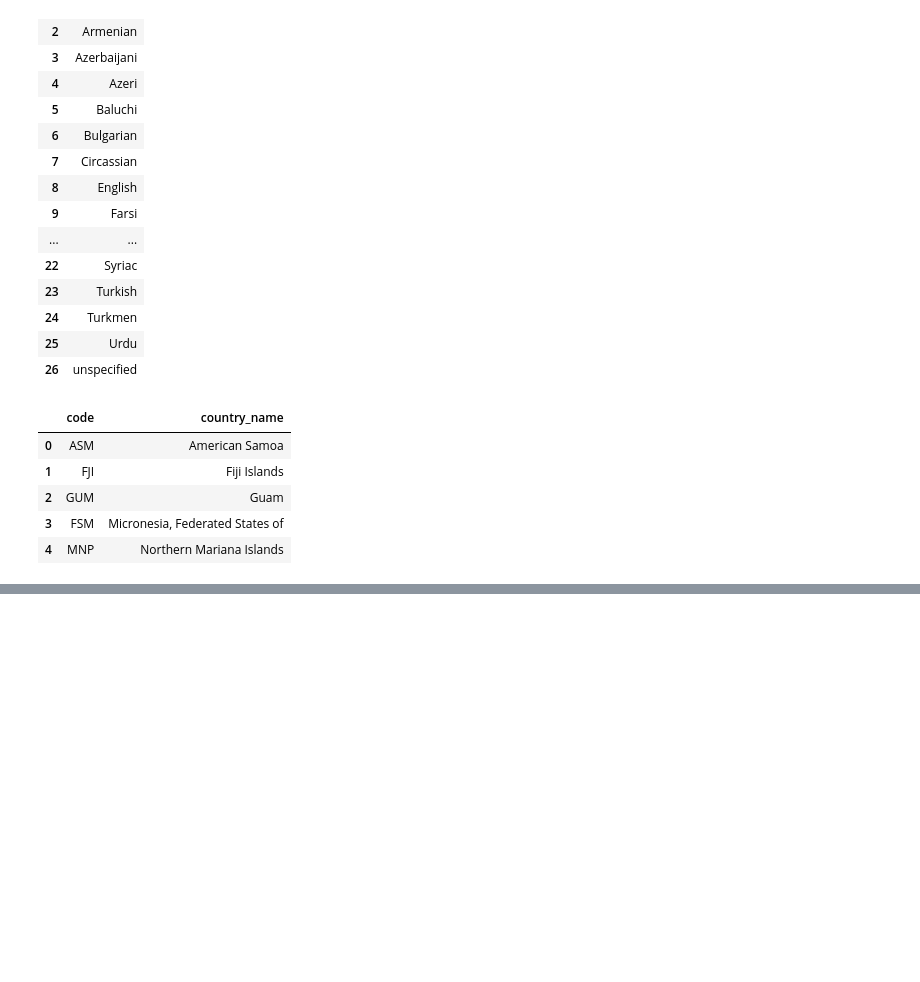
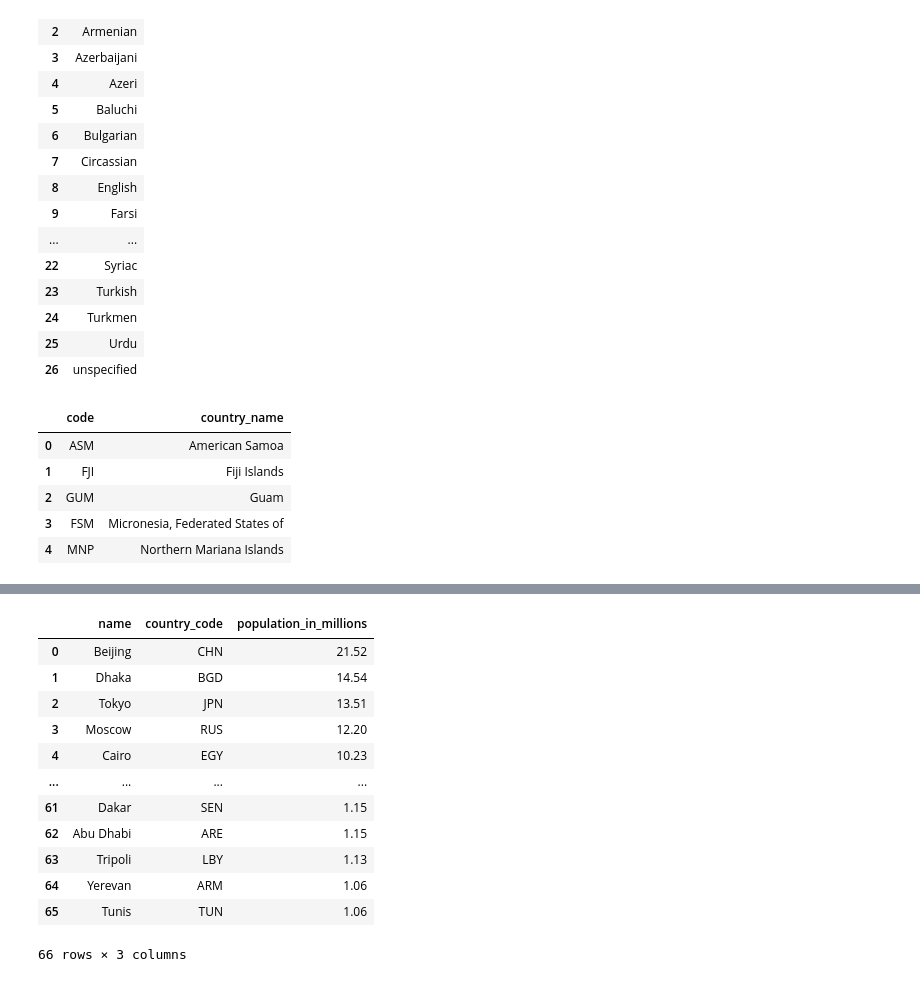
Before and after one commit to Cooleekova/data_engineering, a Jupyter notebook: SQL/Joining_data_in_SQL.ipynb, the cells around one changed output, grey strips where cells are left out. Drawn from its saved outputs; the diff is of its cells as text; code cells hidden in the pictures; blank space fills up the shorter version.

```diff
--- a/SQL/Joining_data_in_SQL.ipynb
+++ b/SQL/Joining_data_in_SQL.ipynb
@@ -579,0 +611,25 @@ pd.read_sql("""SELECT code, country_name
+# %%
+# strengthen your knowledge of subquerying by identifying capital cities in order of largest to smallest population.
+
+pd.read_sql("""SELECT name, country_code, ROUND(urbanarea_pop/1000000.0, 2) AS population_in_millions
+               FROM cities
+               WHERE name IN
+                   (SELECT capital
+                   FROM countries)
+               ORDER BY urbanarea_pop DESC
+               ;""",
+            con)
+# %% [output]
+|  | name | country_code | population_in_millions |
+| 0 | Beijing | CHN | 21.52 |
+| 1 | Dhaka | BGD | 14.54 |
+| 2 | Tokyo | JPN | 13.51 |
+| 3 | Moscow | RUS | 12.20 |
+| 4 | Cairo | EGY | 10.23 |
+| ... | ... | ... | ... |
+| 61 | Dakar | SEN | 1.15 |
+| 62 | Abu Dhabi | ARE | 1.15 |
+| 63 | Tripoli | LBY | 1.13 |
+| 64 | Yerevan | ARM | 1.06 |
+| 65 | Tunis | TUN | 1.06 |
+66 rows × 3 columns
```
Also changed, not shown: parts of 7 cells of this notebook.
